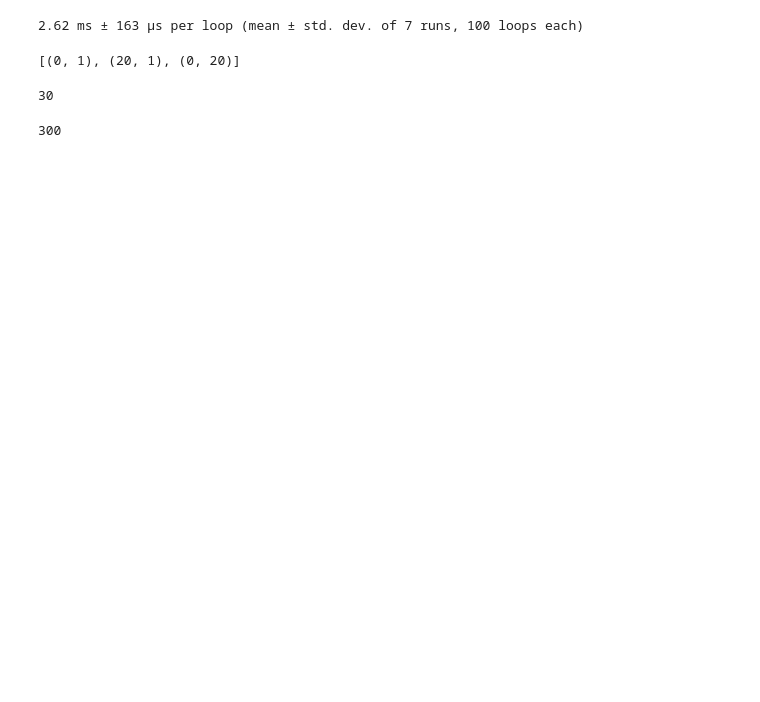
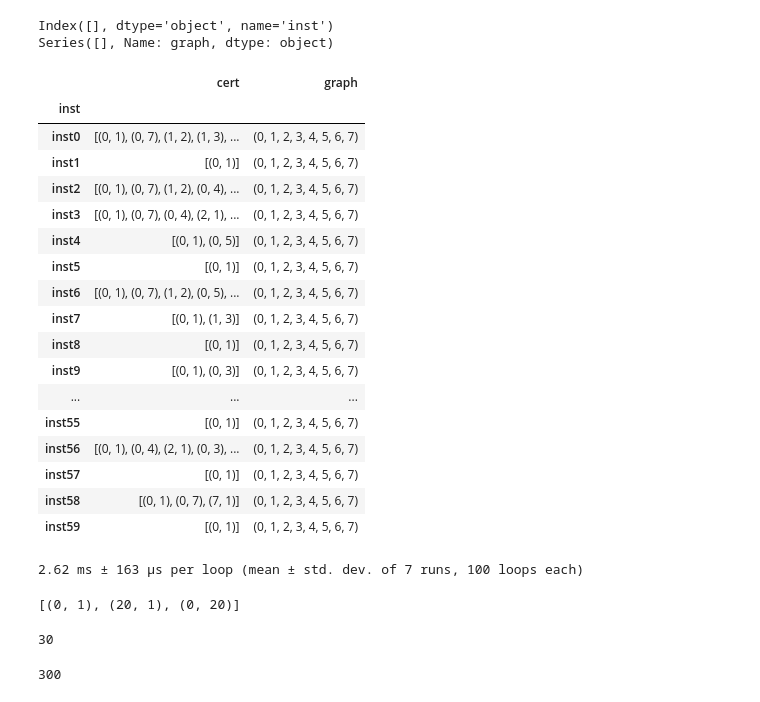
Before and after one commit to clazo2018/OPD-problem-, a Jupyter notebook: certicate.ipynb, the cells around one changed output. Saved outputs shown, nothing was run; the diff lists cells and outputs as text; code cells hidden in the pictures; blank space fills up the shorter version.

Commit message:
debug error that caused the certificate method to return None in certain instances

```diff
--- a/certicate.ipynb
+++ b/certicate.ipynb
@@ -5 +6,3 @@ import opdproblem as opd
+# %%
+n_clique = 20
 # %%
@@ -7,3 +49,58 @@ G = opd.OPDGraph(n=100)
+# %%
+dfs = {}
+for k in range(4, n_clique):
+    # Filtrar las claves del diccionario por la clave k actual
+    filtered_keys = [key for key in cert_dic.keys() if key[0] == f'k{k}']
+
+    # Crear un diccionario temporal para almacenar los datos filtrados
+    temp_data = {}
+
+    # Llenar el diccionario temporal con los datos filtrados
+    for key in filtered_keys:
+        inf_sup = key[1]
+        inst = key[2]
+        if inst not in temp_data:
+            temp_data[inst] = {'cert': None, 'graph': None}
+        temp_data[inst][inf_sup] = cert_dic[key]
+
+    # Crear un DataFrame para el conjunto filtrado y agregarlo a dfs
+    df = pd.DataFrame(temp_data).transpose()
+    df.index.name = 'inst'
+    dfs[f'k{k}'] = df
+# %%
+df = dfs['k8']
+# %%
+# Encontrar los elementos None en la columna 'cert'
+indices_none = df[df['cert'].isna()].index
+
+# Obtener los elementos correspondientes en la columna 'graph'
+elementos_none = df.loc[indices_none, 'graph']
+print(indices_none)
+print(elementos_none)
+# %% [output]
+Index([], dtype='object', name='inst')
+Series([], Name: graph, dtype: object)
+# %%
+df.head(60)
+# %% [output]
+|  | cert | graph |
+| inst |  |  |
+| inst0 | [(0, 1), (0, 7), (1, 2), (1, 3), ... | (0, 1, 2, 3, 4, 5, 6, 7) |
+| inst1 | [(0, 1)] | (0, 1, 2, 3, 4, 5, 6, 7) |
+| inst2 | [(0, 1), (0, 7), (1, 2), (0, 4), ... | (0, 1, 2, 3, 4, 5, 6, 7) |
+| inst3 | [(0, 1), (0, 7), (0, 4), (2, 1), ... | (0, 1, 2, 3, 4, 5, 6, 7) |
+| inst4 | [(0, 1), (0, 5)] | (0, 1, 2, 3, 4, 5, 6, 7) |
+| inst5 | [(0, 1)] | (0, 1, 2, 3, 4, 5, 6, 7) |
+| inst6 | [(0, 1), (0, 7), (1, 2), (0, 5), ... | (0, 1, 2, 3, 4, 5, 6, 7) |
+| inst7 | [(0, 1), (1, 3)] | (0, 1, 2, 3, 4, 5, 6, 7) |
+| inst8 | [(0, 1)] | (0, 1, 2, 3, 4, 5, 6, 7) |
+| inst9 | [(0, 1), (0, 3)] | (0, 1, 2, 3, 4, 5, 6, 7) |
+| ... | ... | ... |
+| inst55 | [(0, 1)] | (0, 1, 2, 3, 4, 5, 6, 7) |
+| inst56 | [(0, 1), (0, 4), (2, 1), (0, 3), ... | (0, 1, 2, 3, 4, 5, 6, 7) |
+| inst57 | [(0, 1)] | (0, 1, 2, 3, 4, 5, 6, 7) |
+| inst58 | [(0, 1), (0, 7), (7, 1)] | (0, 1, 2, 3, 4, 5, 6, 7) |
+| inst59 | [(0, 1)] | (0, 1, 2, 3, 4, 5, 6, 7) |
 # %%
 %%timeit
 C = G.min_certificate()
```
Also changed, not shown: parts of 2 cells of this notebook, 3 other files.
